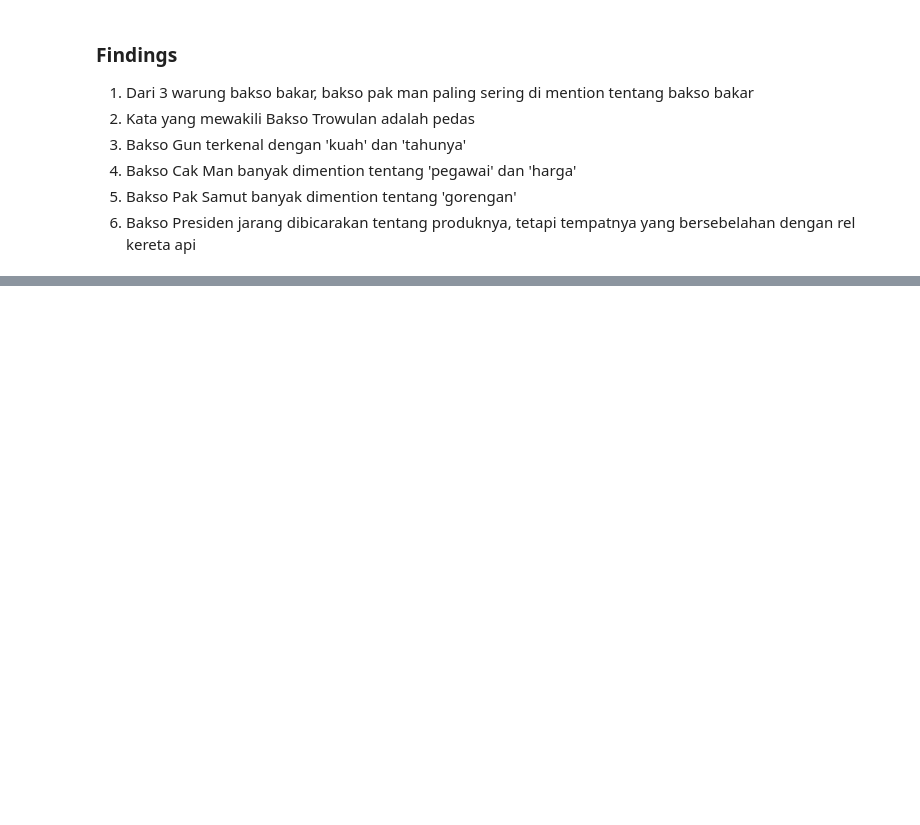
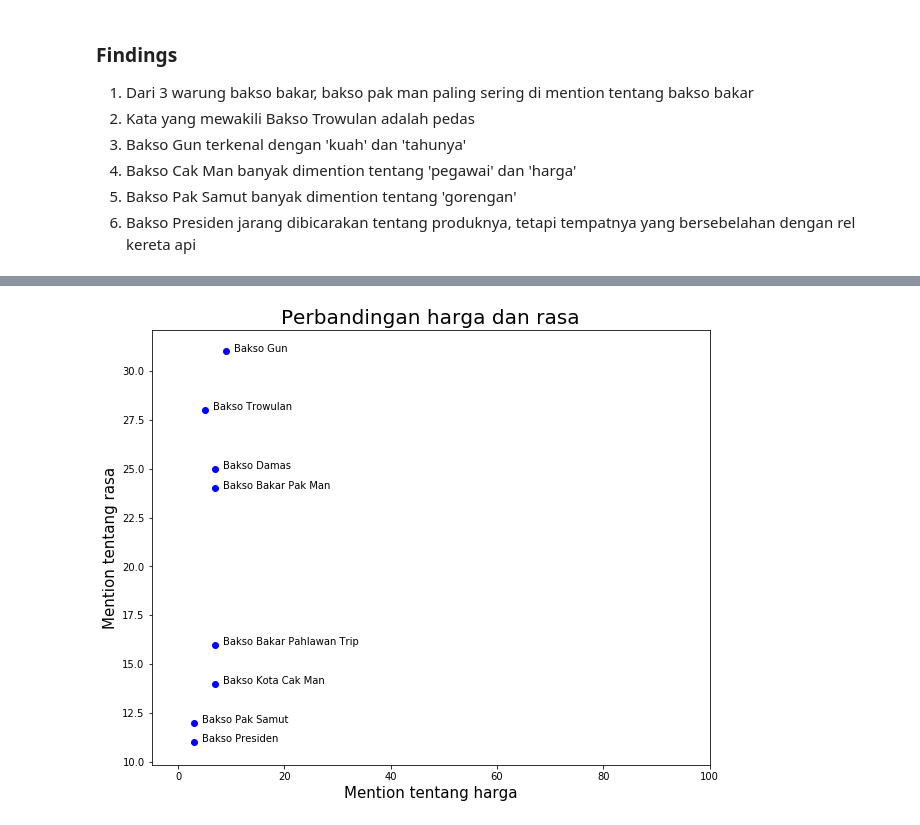
Before and after one commit to renaldybrada/nlp-in-python, a Jupyter notebook: bakso-malang/02_Exploratory_Data_Analysis.ipynb, the cells around one changed output, grey strips where cells are left out. Drawn from its saved outputs; the diff is of its cells as text; code cells hidden in the pictures; blank space fills up the shorter version.

```diff
--- a/bakso-malang/02_Exploratory_Data_Analysis.ipynb
+++ b/bakso-malang/02_Exploratory_Data_Analysis.ipynb
@@ -223,0 +276,8 @@ data_dtm
+# %%
+# perbandingan harga dan rasa
+data_compare_keyword = data.transpose()[['harga', 'harganya', 'mahal', 'enak', 'rasanya', 'mantap', 'nikmat', 'gurih']]
+data_compare = pd.concat([data_compare_keyword.harga + data_compare_keyword.harganya + data_compare_keyword.mahal,
+                          data_compare_keyword.enak + data_compare_keyword.rasanya + data_compare_keyword.mantap
+                          + data_compare_keyword.nikmat + data_compare_keyword.gurih], axis=1)
+data_compare.columns = ['harga', 'rasa']
+data_compare
@@ -223,0 +294,18 @@ data_dtm
+# %%
+# scatter plot perbandingan harga dan rasa
+plt.rcParams['figure.figsize'] = [10, 8]
+
+for i, place in enumerate(data_compare.index):
+    x = data_compare.harga.loc[place]
+    y = data_compare.rasa.loc[place]
+    plt.scatter(x, y, color='blue')
+    plt.text(x+1.5, y+0, full_names[i], fontsize=10)
+    plt.xlim(-5, 100)
+
+plt.title('Perbandingan harga dan rasa', fontsize=20)
+plt.xlabel('Mention tentang harga', fontsize=15)
+plt.ylabel('Mention tentang rasa', fontsize=15)
+
+plt.show()
+# %% [output]
+[figure, added]
```
Also changed, not shown: parts of 8 cells of this notebook.
